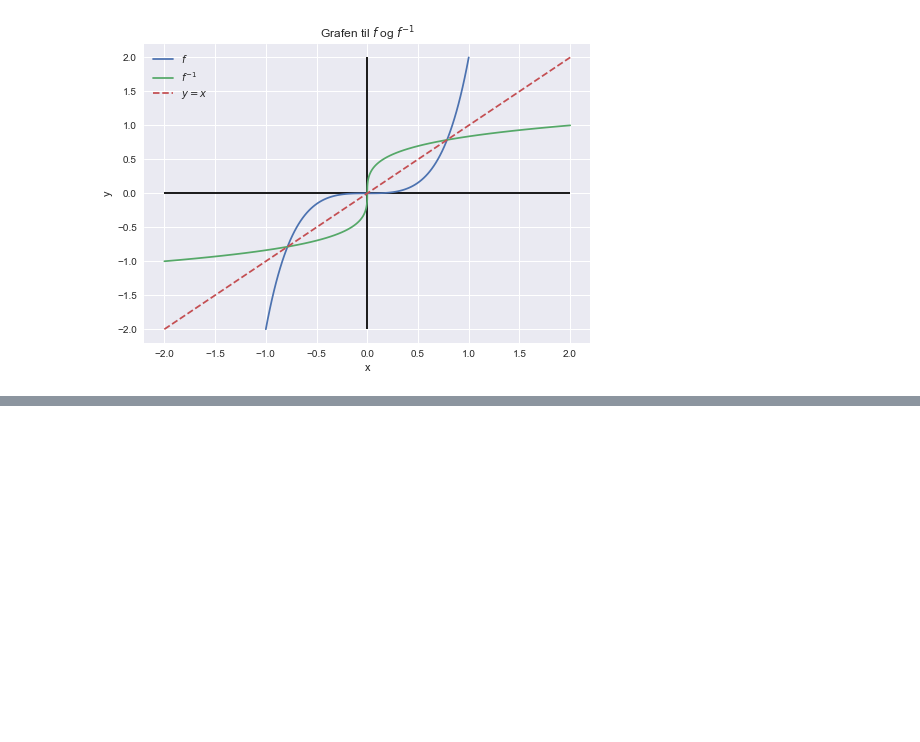
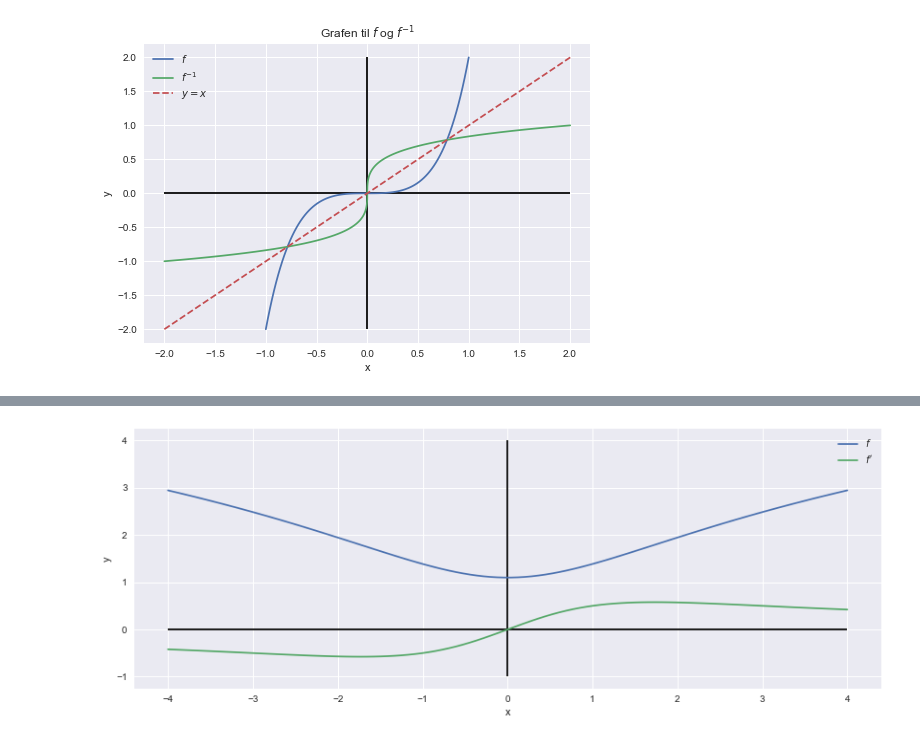
Before and after one commit to tork73/R1, a Jupyter notebook: _sources/plotte.ipynb, the cells around one changed output, grey strips where cells are left out. Cells and saved outputs as stored; diff of their text form; code cells hidden in the pictures; blank space fills up the shorter version.

```diff
--- a/_sources/plotte.ipynb
+++ b/_sources/plotte.ipynb
@@ -117,0 +126,28 @@ plt.show()
+# %%
+import numpy as np
+import matplotlib.pyplot as plt
+
+def f(x):
+    return np.log(x**2+3)  # np.log(x) er naturlig logaritme til x
+
+# Derfinerer den deriverte til funksjonen f:
+
+def df(x, h=0.00001):
+    return (f(x+h)-f(x))/h
+
+# Definerer x-verdier og y-verdier:
+
+X = np.linspace(-4, 4, 100)
+Y = f(X)
+dY = df(X)
+plt.figure(figsize=(14, 5))
+plt.plot(X, Y, label=r"$f$")
+plt.plot(X, dY, label=r"$f'$")
+plt.vlines(0, -1, 4)
+plt.hlines(0, -4, 4)
+plt.xlabel("x")
+plt.ylabel("y")
+plt.legend()
+plt.show()
+# %% [output]
+[figure, added]
```
Also changed, not shown: parts of 1 cell of this notebook, 3 other files.
